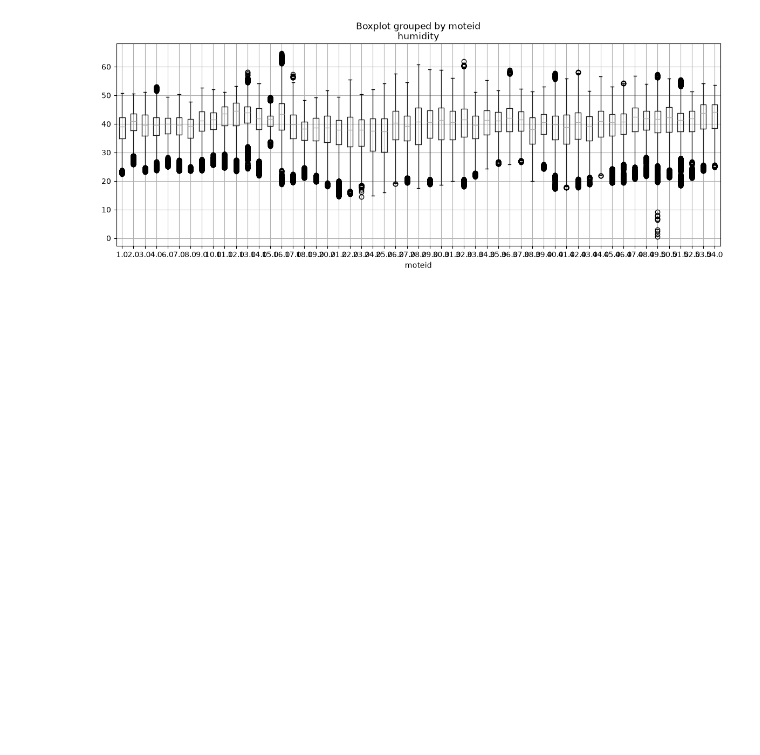
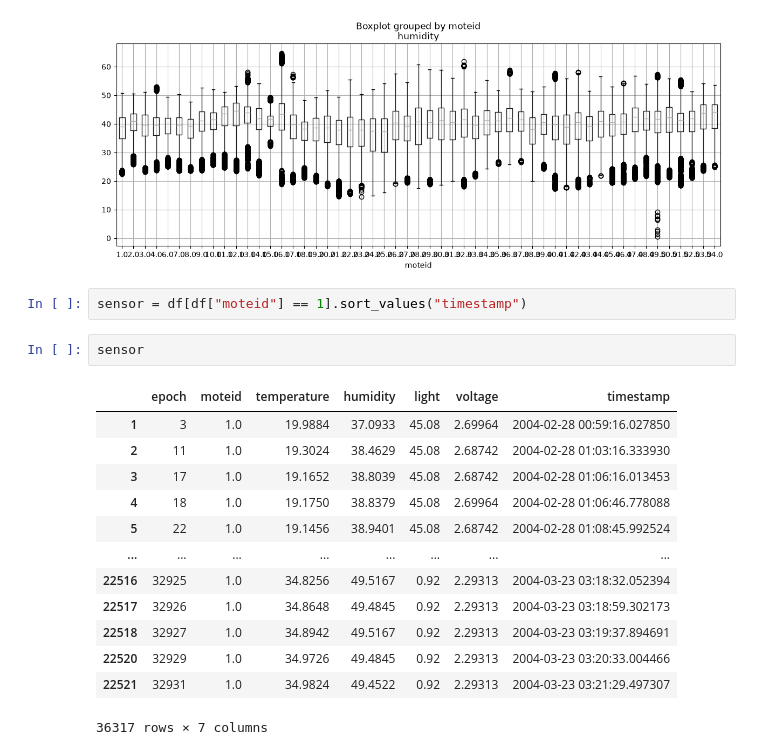
Before and after one commit to bletvaska/airflow101, a Jupyter notebook: notebooks/sensor.data.ipynb, the cells around one changed output. Cells and saved outputs as stored; diff of their text form; blank space fills up the shorter version.

```diff
--- a/notebooks/sensor.data.ipynb
+++ b/notebooks/sensor.data.ipynb
@@ -127,3 +127,21 @@ df.boxplot(column='humidity', by='moteid', figsize=(14, 5))
 # %% [output]
 <Axes: title={'center': 'humidity'}, xlabel='moteid'>
 [figure]
+# %%
+sensor = df[df["moteid"] == 1].sort_values("timestamp")
+# %%
+sensor
+# %% [output]
+|  | epoch | moteid | temperature | humidity | light | voltage | timestamp |
+| 1 | 3 | 1.0 | 19.9884 | 37.0933 | 45.08 | 2.69964 | 2004-02-28 00:59:16.027850 |
+| 2 | 11 | 1.0 | 19.3024 | 38.4629 | 45.08 | 2.68742 | 2004-02-28 01:03:16.333930 |
+| 3 | 17 | 1.0 | 19.1652 | 38.8039 | 45.08 | 2.68742 | 2004-02-28 01:06:16.013453 |
+| 4 | 18 | 1.0 | 19.1750 | 38.8379 | 45.08 | 2.69964 | 2004-02-28 01:06:46.778088 |
+| 5 | 22 | 1.0 | 19.1456 | 38.9401 | 45.08 | 2.68742 | 2004-02-28 01:08:45.992524 |
+| ... | ... | ... | ... | ... | ... | ... | ... |
+| 22516 | 32925 | 1.0 | 34.8256 | 49.5167 | 0.92 | 2.29313 | 2004-03-23 03:18:32.052394 |
+| 22517 | 32926 | 1.0 | 34.8648 | 49.4845 | 0.92 | 2.29313 | 2004-03-23 03:18:59.302173 |
+| 22518 | 32927 | 1.0 | 34.8942 | 49.5167 | 0.92 | 2.29313 | 2004-03-23 03:19:37.894691 |
+| 22520 | 32929 | 1.0 | 34.9726 | 49.4845 | 0.92 | 2.29313 | 2004-03-23 03:20:33.004466 |
+| 22521 | 32931 | 1.0 | 34.9824 | 49.4522 | 0.92 | 2.29313 | 2004-03-23 03:21:29.497307 |
+36317 rows × 7 columns
```
Also changed, not shown: parts of 3 cells of this notebook.
